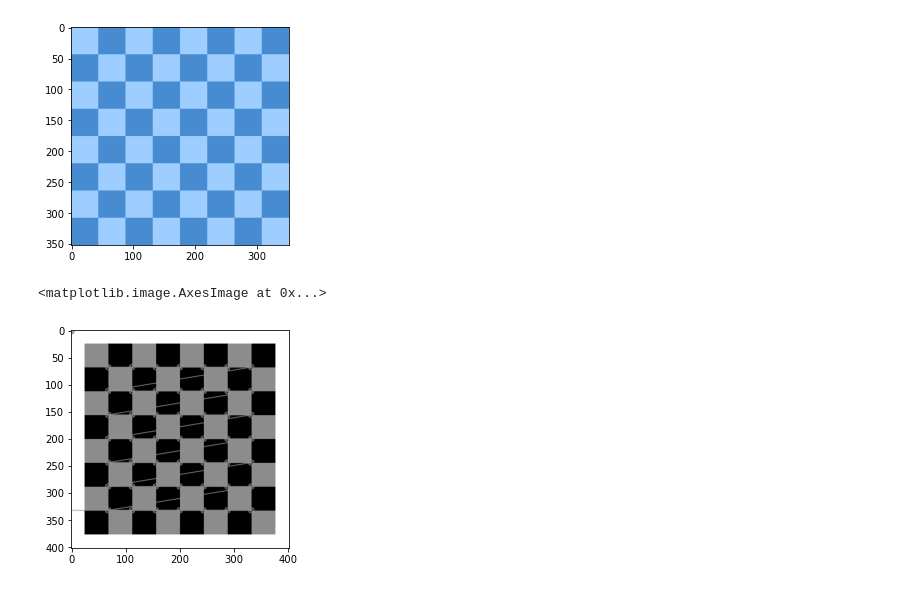
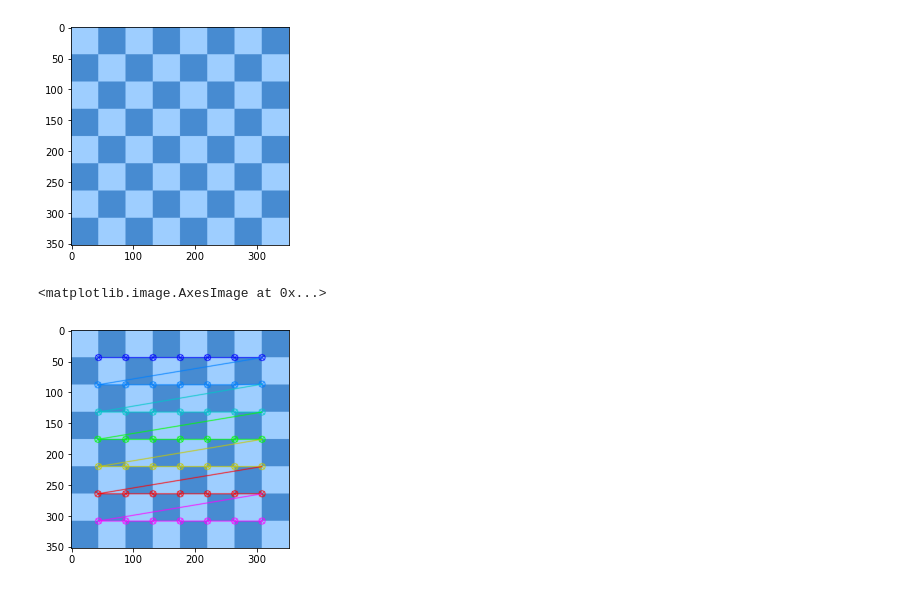
Before and after one commit to PrathameshDeshpande/OpenCV_Practice, a Jupyter notebook: Corner_Edge_Grid_Detection.ipynb, the cells around one changed output. Cells and saved outputs as stored; diff of their text form; code cells hidden in the pictures.

```diff
--- a/Corner_Edge_Grid_Detection.ipynb
+++ b/Corner_Edge_Grid_Detection.ipynb
@@ -70,11 +70,8 @@ plt.imshow(edges)
 # %%
 #Grid_Detection
 img = cv2.imread('flat_chessboard.png')
-BLUE = [255,0,0]
-padded_chess_img_gray = cv2.copyMakeBorder(gray_flat_chess.copy(),25,25,25,25,cv2.BORDER_CONSTANT,value=BLUE)
-
 plt.imshow(cv2.imread('flat_chessboard.png'),cmap='gray')
-found, corners = cv2.findChessboardCorners(padded_chess_img_gray,(7,7),10,2)
+found, corners = cv2.findChessboardCorners(img,(7,7))
 if found:
     print('OpenCV was able to find the corners')
 else:
@@ -82,10 +79,9 @@ else:
 # %% [output]
 OpenCV was able to find the corners
 [figure]
-# %%
-padded_chess_img_gray_copy = padded_chess_img_gray.copy()
-cv2.drawChessboardCorners(padded_chess_img_gray_copy,(9,9),corners,found)
-plt.imshow(padded_chess_img_gray_copy,'gray')
-# %% [output]
-<matplotlib.image.AxesImage at 0x...>
-[figure, removed]
+# %%
+cv2.drawChessboardCorners(img,(7,7),corners,found)
+plt.imshow(img)
+# %% [output]
+<matplotlib.image.AxesImage at 0x...>
+[figure, added]
```
